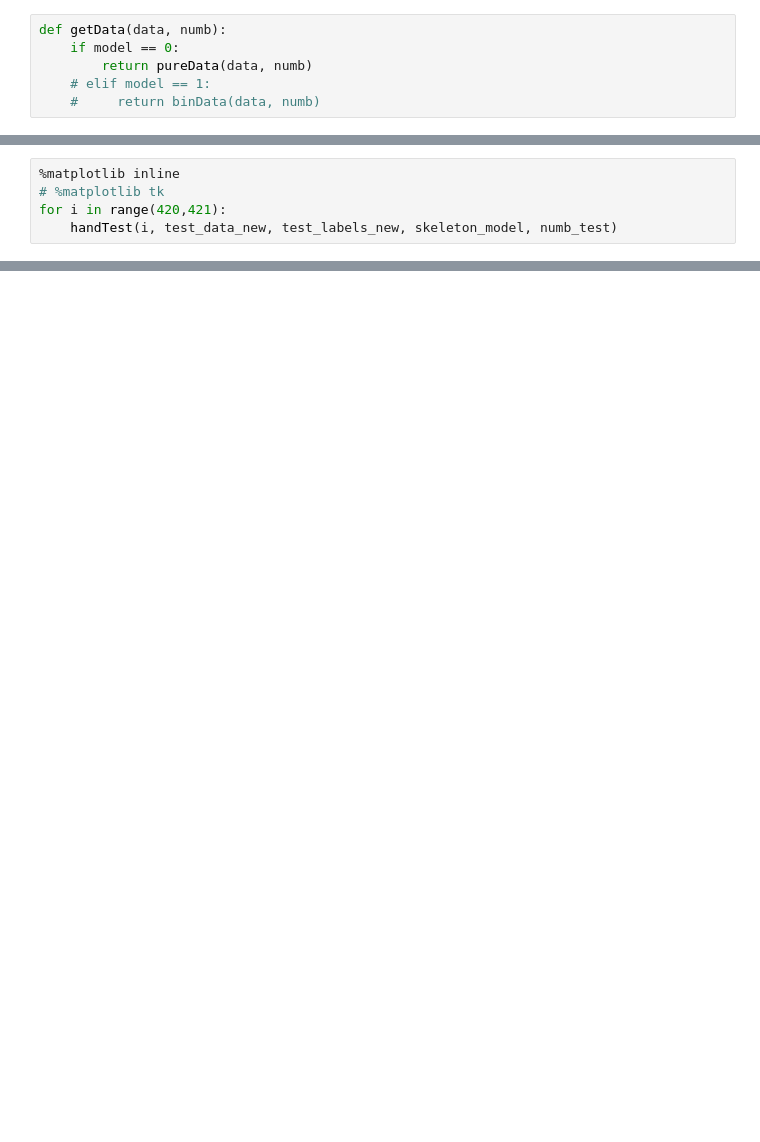
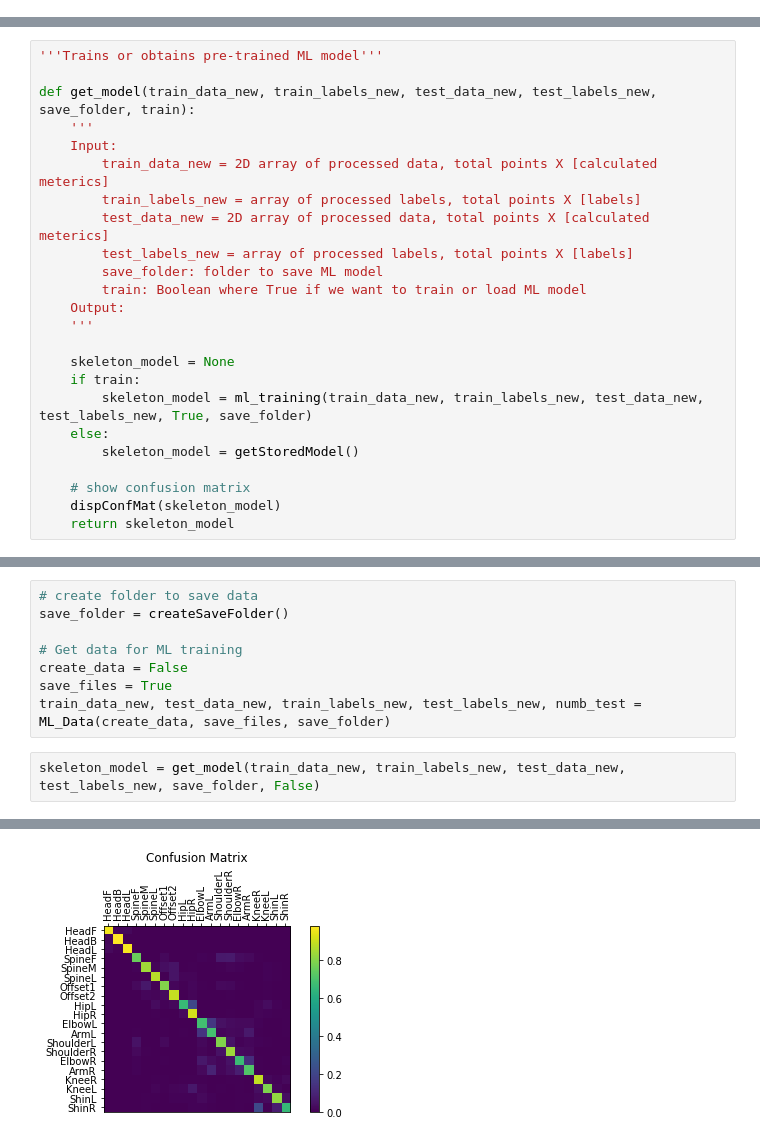
Before and after one commit to AlexKaiLe/Harvard, a Jupyter notebook: Python_Files/skeleton.ipynb, the cells around one changed output, grey strips where cells are left out. Drawn from its saved outputs; the diff is of its cells as text; blank space fills up the shorter version.

```diff
--- a/Python_Files/skeleton.ipynb
+++ b/Python_Files/skeleton.ipynb
@@ -91,6 +0,0 @@ def getAllAngles(matFile, numb):
-# %%
-def getData(data, numb):
-    if model == 0:
-        return pureData(data, numb)
-    # elif model == 1:
-    #     return binData(data, numb)
@@ -401,5 +0,0 @@ print(test_data_new.shape)
-# %%
-%matplotlib inline
-# %matplotlib tk
-for i in range(420,421):
-    handTest(i, test_data_new, test_labels_new, skeleton_model, numb_test)
@@ -782,0 +468,24 @@ anim = FuncAnimation(fig, animfunc, frames=figure.shape[1], interval=10, repeat=
+# %%
+'''Trains or obtains pre-trained ML model'''
+
+def get_model(train_data_new, train_labels_new, test_data_new, test_labels_new, save_folder, train):
+    '''
+    Input:
+        train_data_new = 2D array of processed data, total points X [calculated meterics]
+        train_labels_new = array of processed labels, total points X [labels]
+        test_data_new = 2D array of processed data, total points X [calculated meterics]
+        test_labels_new = array of processed labels, total points X [labels]
+        save_folder: folder to save ML model
+        train: Boolean where True if we want to train or load ML model
+    Output:
+    '''
+
+    skeleton_model = None
+    if train:
+        skeleton_model = ml_training(train_data_new, train_labels_new, test_data_new, test_labels_new, True, save_folder)
+    else:
+        skeleton_model = getStoredModel()
+
+    # show confusion matrix
+    dispConfMat(skeleton_model)
+    return skeleton_model
@@ -782,0 +534,11 @@ anim = FuncAnimation(fig, animfunc, frames=figure.shape[1], interval=10, repeat=
+# %%
+# create folder to save data
+save_folder = createSaveFolder()
+
+# Get data for ML training
+create_data = False
+save_files = True
+train_data_new, test_data_new, train_labels_new, test_labels_new, numb_test = ML_Data(create_data, save_files, save_folder)
+# %%
+skeleton_model = get_model(train_data_new, train_labels_new, test_data_new, test_labels_new, save_folder, False)
+# %% [output]
@@ -782,0 +547 @@ anim = FuncAnimation(fig, animfunc, frames=figure.shape[1], interval=10, repeat=
+[figure, added]
```
Also changed, not shown: parts of 85 cells of this notebook, 15 other files.
